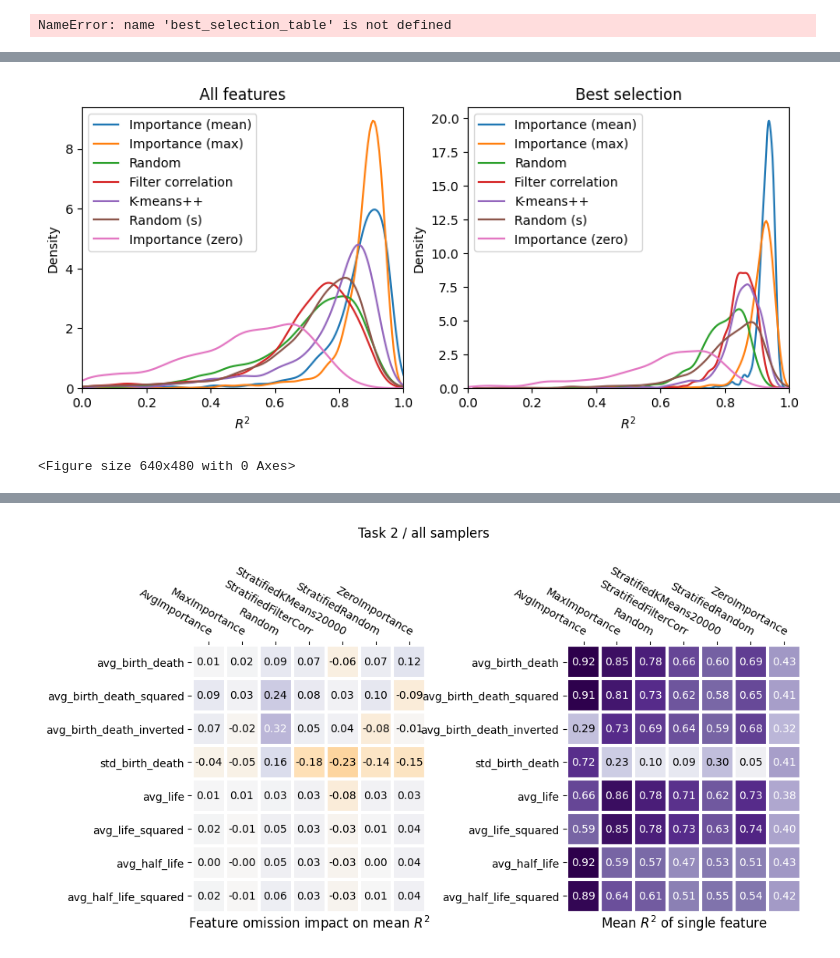
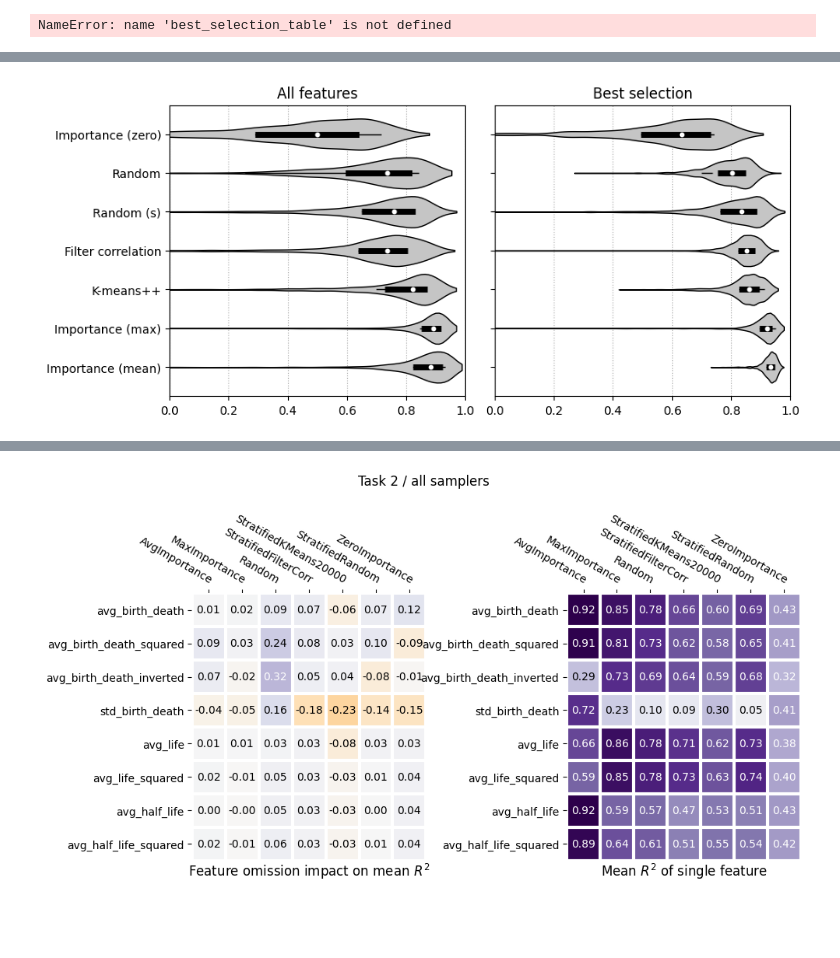
Before and after one commit to carpelli/tfm, a Jupyter notebook: tfm/notebooks/regression.ipynb, the cells around one changed output, grey strips where cells are left out. Drawn from its saved outputs; the diff is of its cells as text; code cells hidden in the pictures; blank space fills up the shorter version.

```diff
--- a/tfm/notebooks/regression.ipynb
+++ b/tfm/notebooks/regression.ipynb
@@ -322,11 +386,9 @@ Importance (zero) & 0.397 & 0.501 & 0.567 & 0.633 \\
 \end{tabular}
 # %%
-plot_kdes(results, samplers)
-plt.show()
-plt.savefig('results/figures/task2_kde_all.pdf', bbox_inches='tight')
+violin(results, samplers)
+plt.savefig('notebooks/out/figures/task2_violin_all.pdf', bbox_inches='tight')
 # %% [output]
-[figure, old version]
+[figure, new version]
-<Figure size 640x480 with 0 Axes>
 # %%
 best_selection_table(results, samplers)
 # %% [output]
```
Also changed, not shown: parts of 12 cells of this notebook, 2 other files.
